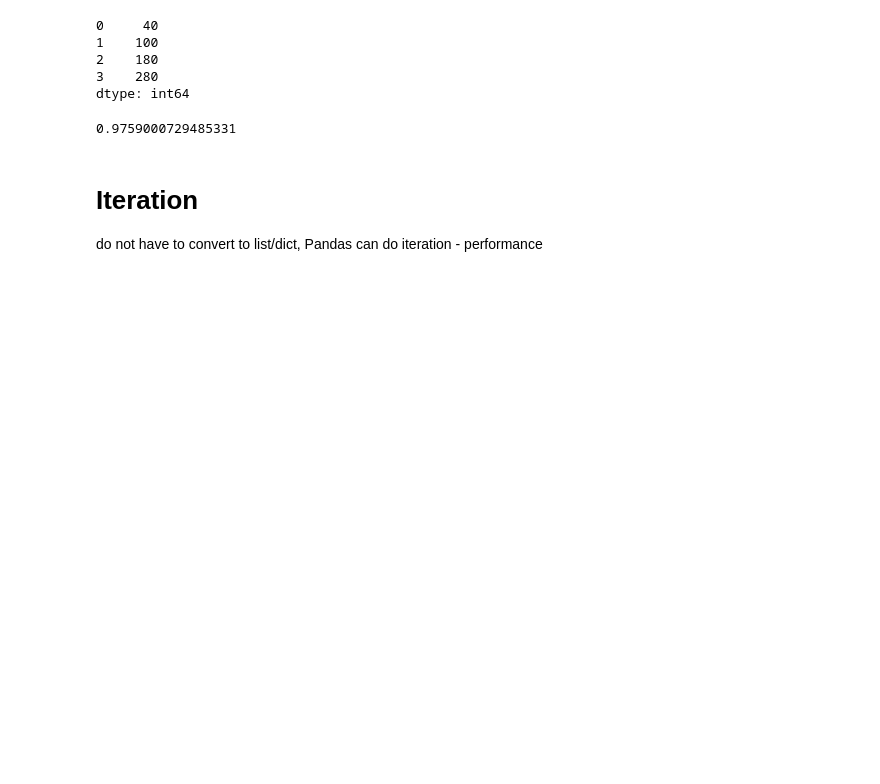
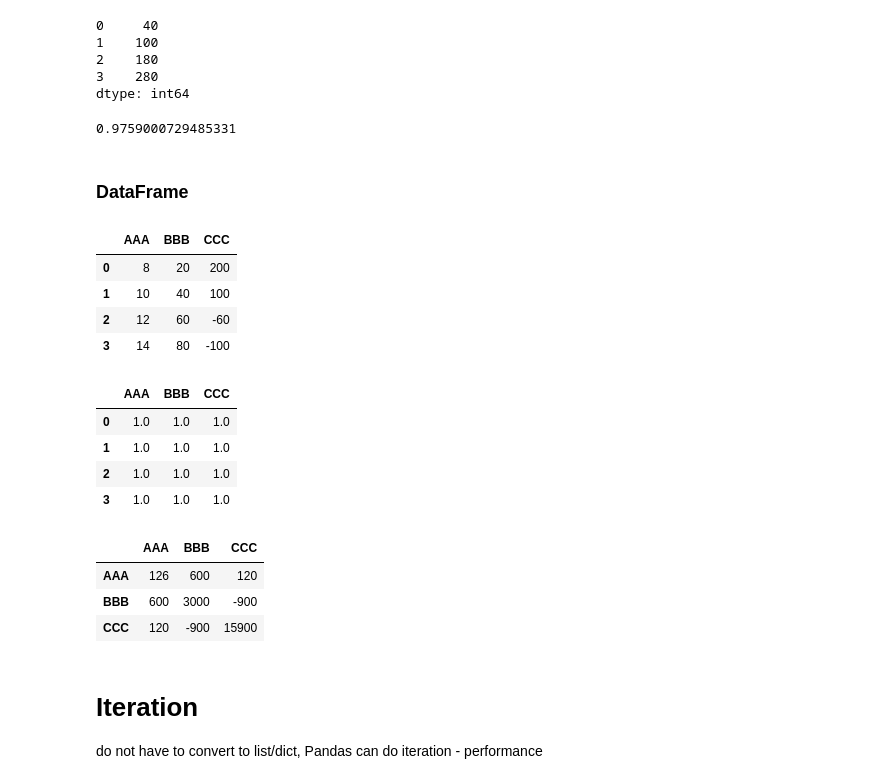
Before and after one commit to simoncos/practical-python, a Jupyter notebook: pandas-data-tips/pandas_data_tips.ipynb, the cells around one changed output. Cells and saved outputs as stored; diff of their text form; code cells hidden in the pictures; blank space fills up the shorter version.

```diff
--- a/pandas-data-tips/pandas_data_tips.ipynb
+++ b/pandas-data-tips/pandas_data_tips.ipynb
@@ -677,6 +714,27 @@ dtype: int64
 3    280
 dtype: int64
 0.9759000729485331
+# %% [markdown]
+### DataFrame
+# %%
+display(df + df)
+display(df / df)
+display(df.T @ df) # Matrix dot product
+# %% [output]
+|  | AAA | BBB | CCC |
+| 0 | 8 | 20 | 200 |
+| 1 | 10 | 40 | 100 |
+| 2 | 12 | 60 | -60 |
+| 3 | 14 | 80 | -100 |
+|  | AAA | BBB | CCC |
+| 0 | 1.0 | 1.0 | 1.0 |
+| 1 | 1.0 | 1.0 | 1.0 |
+| 2 | 1.0 | 1.0 | 1.0 |
+| 3 | 1.0 | 1.0 | 1.0 |
+|  | AAA | BBB | CCC |
+| AAA | 126 | 600 | 120 |
+| BBB | 600 | 3000 | -900 |
+| CCC | 120 | -900 | 15900 |
 # %% [markdown]
 # Iteration
 
```
Also changed, not shown: parts of 31 cells of this notebook.
